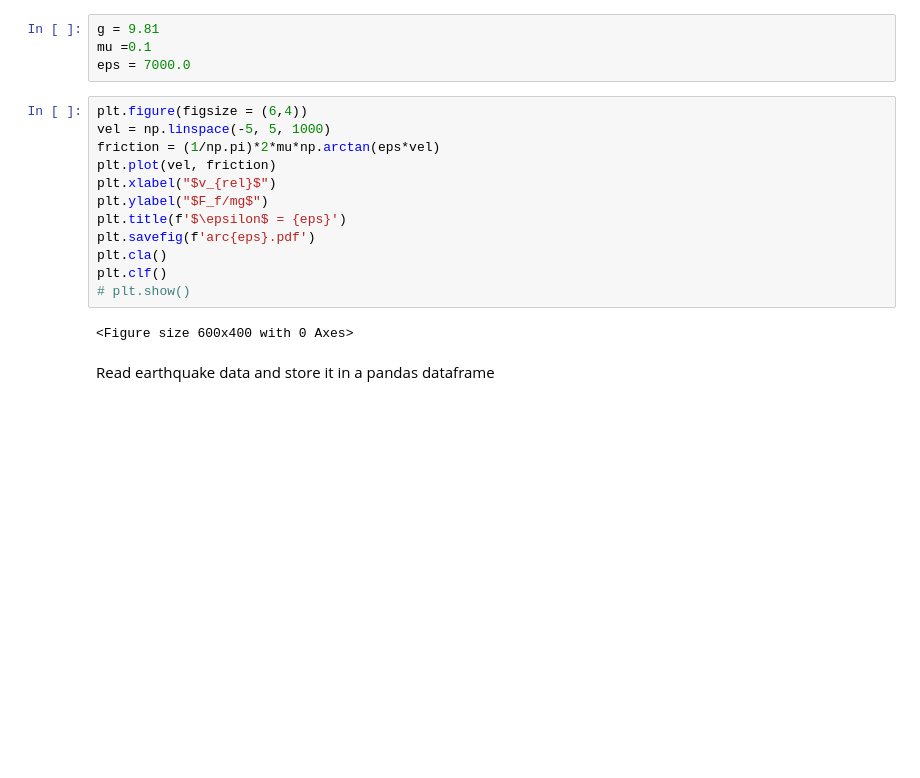
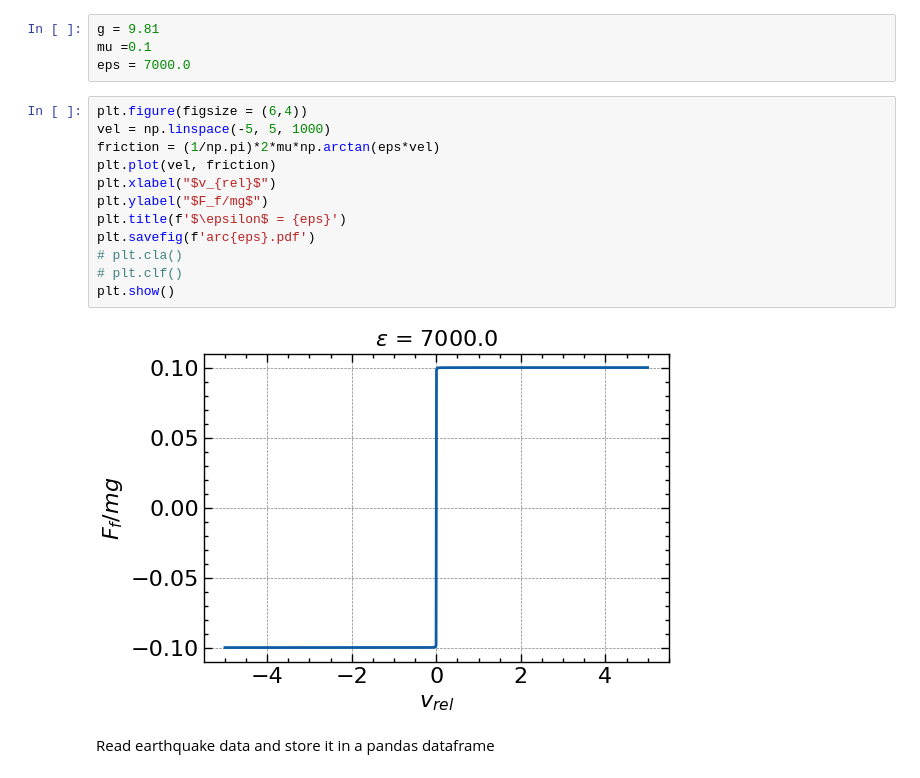
Before and after one commit to nkalauni/low-cost-base-isolation, a Jupyter notebook: direct_method.ipynb, the cells around one changed output. Drawn from its saved outputs; the diff is of its cells as text; blank space fills up the shorter version.

```diff
--- a/direct_method.ipynb
+++ b/direct_method.ipynb
@@ -187,17 +190,17 @@ eps = 7000.0
 # %%
 plt.figure(figsize = (6,4))
 vel = np.linspace(-5, 5, 1000)
 friction = (1/np.pi)*2*mu*np.arctan(eps*vel)
 plt.plot(vel, friction)
 plt.xlabel("$v_{rel}$")
 plt.ylabel("$F_f/mg$")
 plt.title(f'$\epsilon$ = {eps}')
 plt.savefig(f'arc{eps}.pdf')
-plt.cla()
-plt.clf()
-# plt.show()
+# plt.cla()
+# plt.clf()
+plt.show()
 # %% [output]
-<Figure size 600x400 with 0 Axes>
+[figure, added]
 # %% [markdown]
 Read earthquake data and store it in a pandas dataframe
 # %%
```
Also changed, not shown: parts of 21 cells of this notebook, 6 other files.
